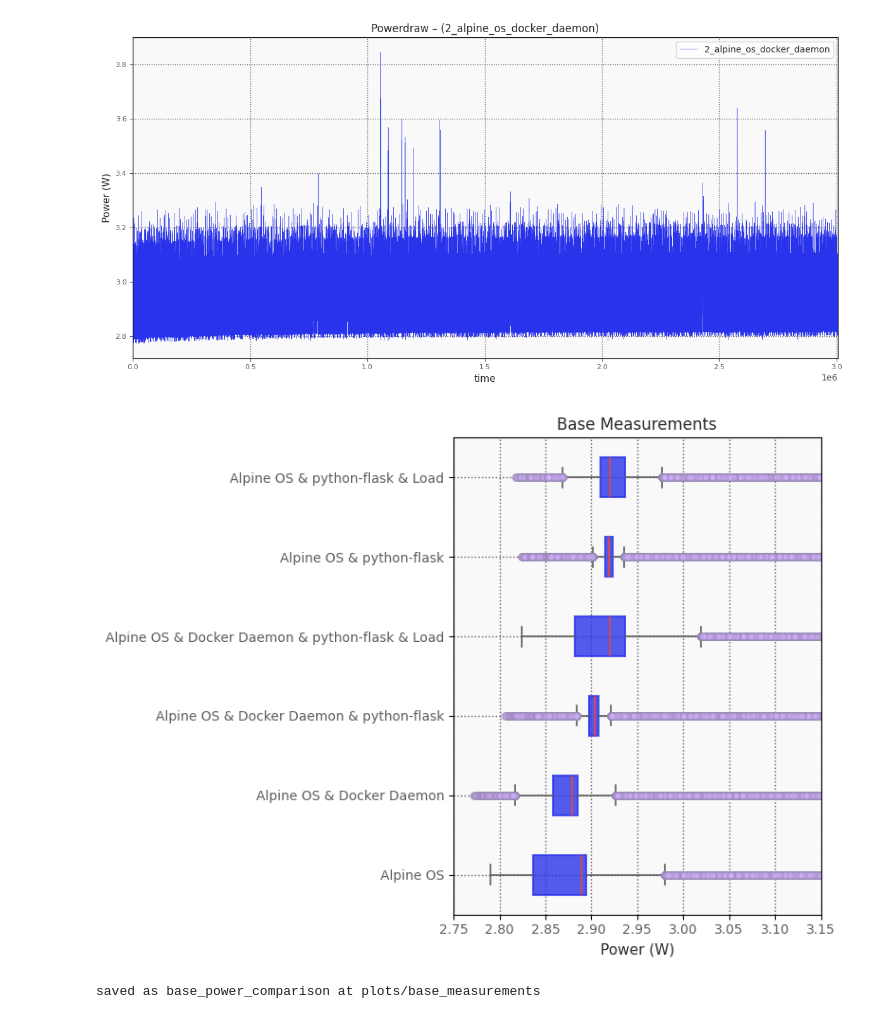
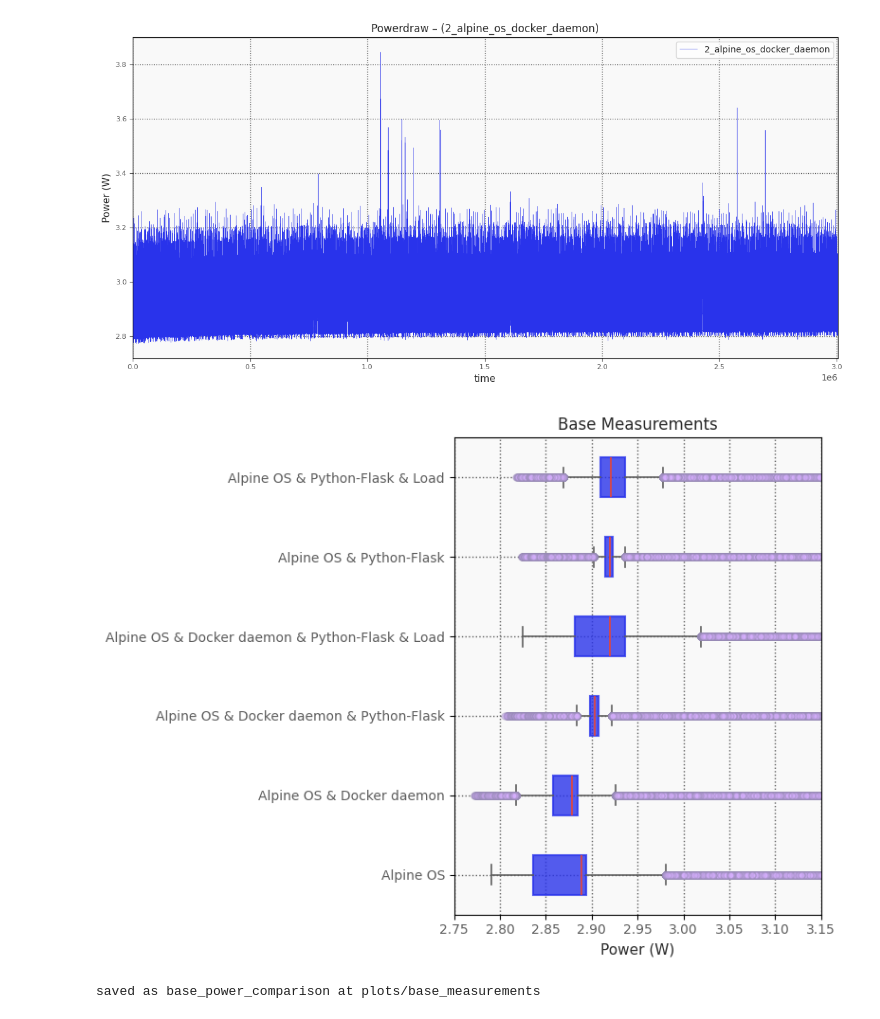
Before and after one commit to WAEC-T/data-analysis, a Jupyter notebook: base-measurements-pipline-data-analysis.ipynb, the cells around one changed output. Cells and saved outputs as stored; diff of their text form; code cells hidden in the pictures.

```diff
--- a/base-measurements-pipline-data-analysis.ipynb
+++ b/base-measurements-pipline-data-analysis.ipynb
@@ -317,7 +317,7 @@ grouped_data = []
 labels = []
 group_colors = ['#2933EB', '#2933EB', '#2933EB', '#2933EB', '#2933EB', '#2933EB']  # Colors for the services (blue, green) currently
 median_color = '#EB4532'
-legend_labels = ['Alpine OS', 'Alpine OS & Docker Daemon', 'Alpine OS & Docker Daemon & python-flask', 'Alpine OS & Docker Daemon & python-flask & Load', 'Alpine OS & python-flask', 'Alpine OS & python-flask & Load']
+legend_labels = ['Alpine OS', 'Alpine OS & Docker daemon', 'Alpine OS & Docker daemon & Python-Flask', 'Alpine OS & Docker daemon & Python-Flask & Load', 'Alpine OS & Python-Flask', 'Alpine OS & Python-Flask & Load']
 
 for i, service in enumerate(services):
     # grouping
@@ -346,34 +346,34 @@ bplot = ax.boxplot(
     labels=labels,
     flierprops=flierprops,
     vert=False
 )
 # raster fliers
 for line in bplot['fliers']:
     line.set_rasterized(True)
 
 customize_boxplot(bplot, group_colors, tick_color, median_color)
 
 # Set title and labels
 ax.set_title(f'Base Measurements', color=labels_fontcolor, fontsize=title_fontsize)
 ax.set_ylabel(f'', color=labels_fontcolor, fontsize=labels_fontsize)
 ax.set_xlabel(f'Power (W)', color=labels_fontcolor, fontsize=labels_fontsize)
 
 # Customize tick labels
 ax.tick_params(axis='x', labelsize=10, rotation=0, labelcolor='#5D5D5D')
 ax.tick_params(axis='y', labelsize=10, labelcolor='#5D5D5D')
 ax.grid(True, linestyle='dotted', linewidth=1.0, color=tick_color)
 
 # Add legend
 handles = [plt.Rectangle((0, 0), 1, 1, color=color, alpha=0.8) for color in group_colors]
 # ax.legend(handles, legend_labels, loc='upper right', fontsize=10)
 
 # Optional set y-axis limits for better visualization
 ax.set_xlim(2.75, 3.15)
 
 plt.tight_layout()
 plt.show()
 # %% [output]
-[figure, old version]
+[figure, new version]
 # %%
 # save the plot
 save_plot(fig, filename_suffix="base_power_comparison")
```
Also changed, not shown: parts of 1 cell of this notebook, 2 other files.
